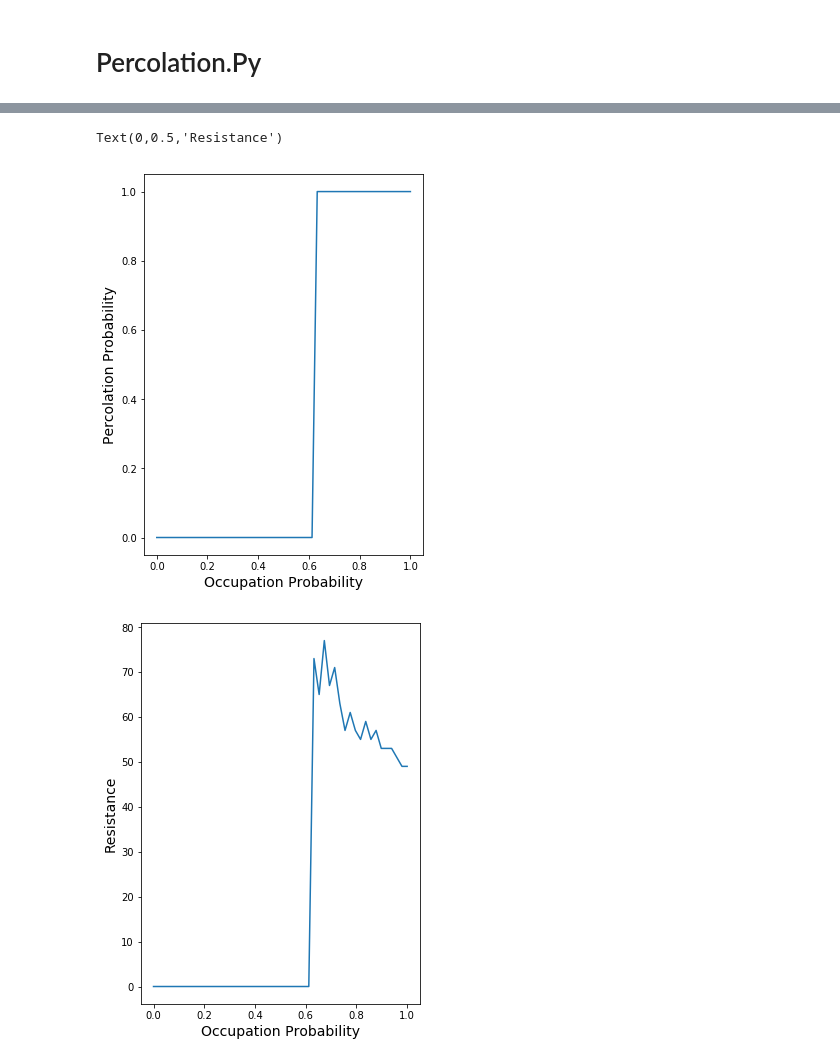
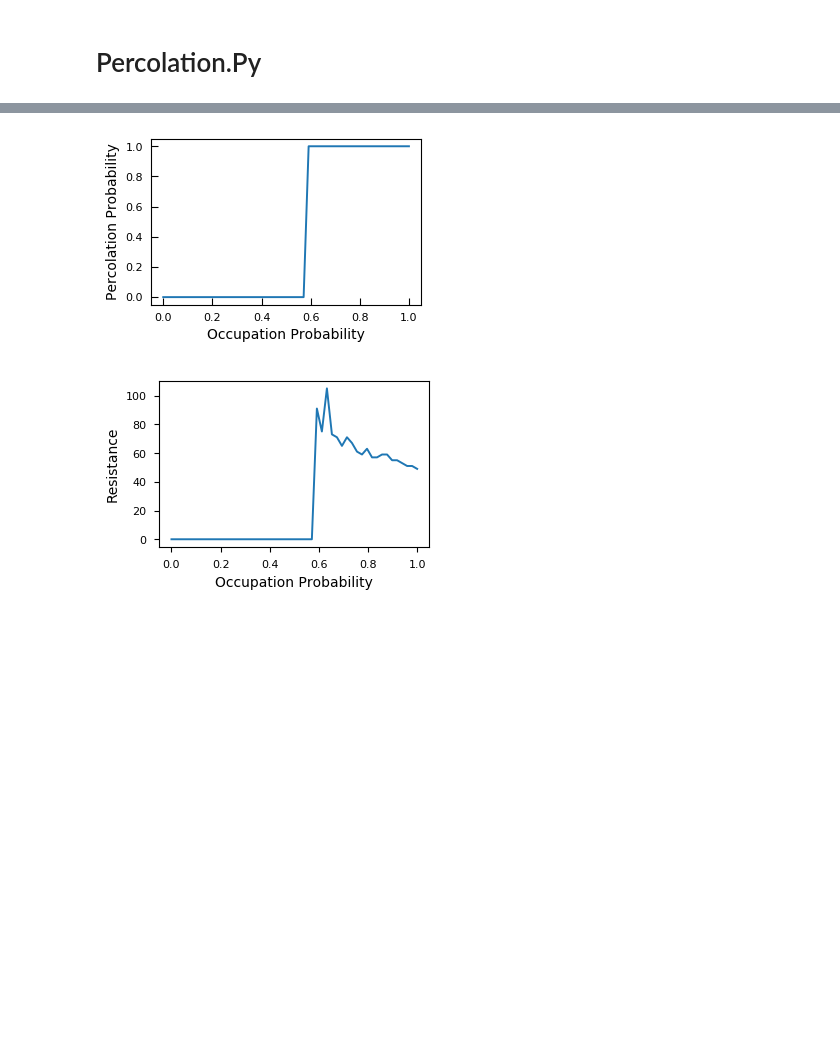
Before and after one commit to prabowobagas/Jupyter-Notebook-Thesis, a Jupyter notebook: Weekly Journal.ipynb, the cells around one changed output, grey strips where cells are left out. Saved outputs shown, nothing was run; the diff lists cells and outputs as text; code cells hidden in the pictures; blank space fills up the shorter version.

```diff
--- a/Weekly Journal.ipynb
+++ b/Weekly Journal.ipynb
@@ -314,20 +332,2 @@ plt.savefig('Figures\\Ids_Vds_dev15-16.pdf', format='pdf', dpi=1000, bbox_inches
 # %% [markdown]
 Saturation region is clearly shown in the figure. The saturation region is flat, no short body effect as expected. As Vgs gets bigger, (more positive) it shows that the hysterisis gets bigger. Gate current plot shows that it has relatively low
-# %%
-from scipy import constants
-
-for i in range(11,20):
-    df1 = pd.read_csv('Data\\dev15\\dev15_vsd\\dev15_dataset'+str(i)+'.txt',sep='\t',skiprows = [0,1,2])
-    df2 = pd.read_csv('Data\\dev16\\dev16_vsd\\dev16dataset'+str(i)+'.txt',sep='\t',skiprows = [0,1,2])
-
-    df_wrap1 = wrapper_vds(df1)
-    # df_wrap2 = wrapper_vds(df2)
-
-    mu = np.diff((df_wrap1['Ids']) * 10**4) / (1.9*10**(13) * constants.elementary_charge)
-    Vgs_lineseries = df_wrap1['Vds']
-    plt.plot(Vgs_lineseries[0:400], mu)
-
-plt.xlim(-0.5,0.5)
-plt.ylim(0,)
-plt.xlabel('$V_{ds}$ [V]', fontsize=14)
-plt.ylabel('$\mu_e$ [$cm^2 /Vs$]', fontsize=14)
@@ -539,40 +544,55 @@ for indices, occupy_prob in enumerate(occupation_probability):
     counter = 0
     path_sum = []
     for i in range(0,Loop):
         sample = GenerateGrid(width, height, occupy_prob)
         sample.GenerateWall()
         came_from, cost_so_far = a_star_search(sample, start, goal)
         path, path_flag = pathfinder(came_from, start=start, goal=goal)
         if path_flag is True:
             counter += 1
             path_sum.append(cost_so_far[goal])
     occupy_histogram.append(counter)
     path_average[indices] = np.nanmean(path_sum)
     progress += 1
     f.value = progress
 
 
 d = {'occupation probability' : occupation_probability, 'Percolate frequency' : occupy_histogram}
 df = pd.DataFrame(d)
 file_name = 'PercSimData\\perc_%sx%s_Loop%s_lineseries%s' %(width, height, Loop, linseries_point)
 df.to_csv(file_name, sep='\t')
 
 path_average[np.isnan(path_average)] = 0
 
 fig1 = plt.figure(1)
 plt.plot(occupation_probability, occupy_histogram)
-plt.xlabel('Occupation Probability', fontsize=14)
-plt.ylabel('Percolation Probability', fontsize=14)
+plt.xlabel('Occupation Probability', fontsize=10)
+plt.ylabel('Percolation Probability', fontsize=10)
+ax1 = plt.gca()
+ax1.tick_params(axis = 'both', which = 'both', length=5, direction='in')
+fig1.set_size_inches(plot_width, plot_height)
+
 
 fig2 = plt.figure(2)
 plt.plot(occupation_probability, path_average)
-plt.xlabel('Occupation Probability', fontsize=14)
-plt.ylabel('Resistance', fontsize=14)
+plt.xlabel('Occupation Probability', fontsize=10)
+plt.ylabel('Resistance', fontsize=10)
+ax2.tick_params(axis = 'both', which = 'both', length=5, direction='in')
+fig2.set_size_inches(plot_width , plot_height)
+
+
+#         fig2 = plt.figure(2)
+#         plt.plot( df_wrap['Vgs'], (df_wrap['Ids']/(10)**(-6)), label = 'Vds =' + str(data_linspace[i-1]) + 'V')
+#         plt.legend(prop={'size': 8})
+#         plt.xlabel('$V_{gs}$ [V]', fontsize=10)
+#         plt.ylabel('$I_{g}$ [$\mu$A]', fontsize=10)
+#         ax2 = plt.gca()
+#         ax2.tick_params(axis = 'both', which = 'both', length=5, direction='in')
+#         fig2.set_size_inches(plot_width*1.5 , plot_height*1.5)
 # %% [output]
 [interactive output not drawn]
-Text(0,0.5,'Resistance')
-[figure, old version]
+[figure, new version]
-[figure, old version]
+[figure, new version]
 # %%
 import matplotlib.pyplot as plt
 from matplotlib import cm
```
Also changed, not shown: parts of 9 cells of this notebook, 2 other files.
